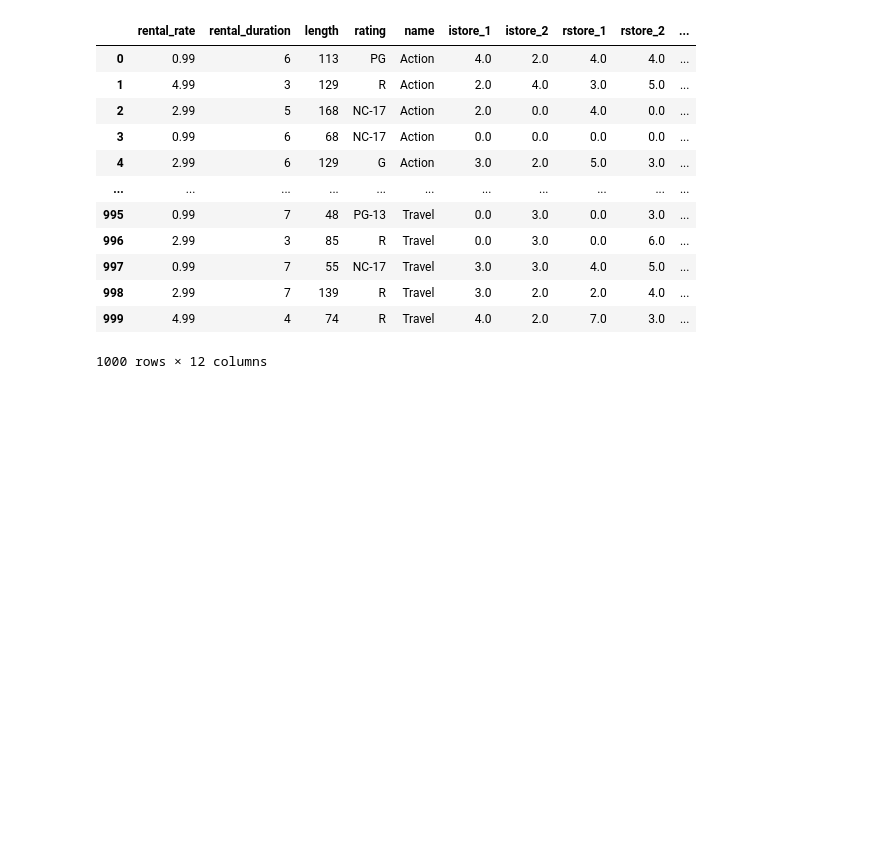
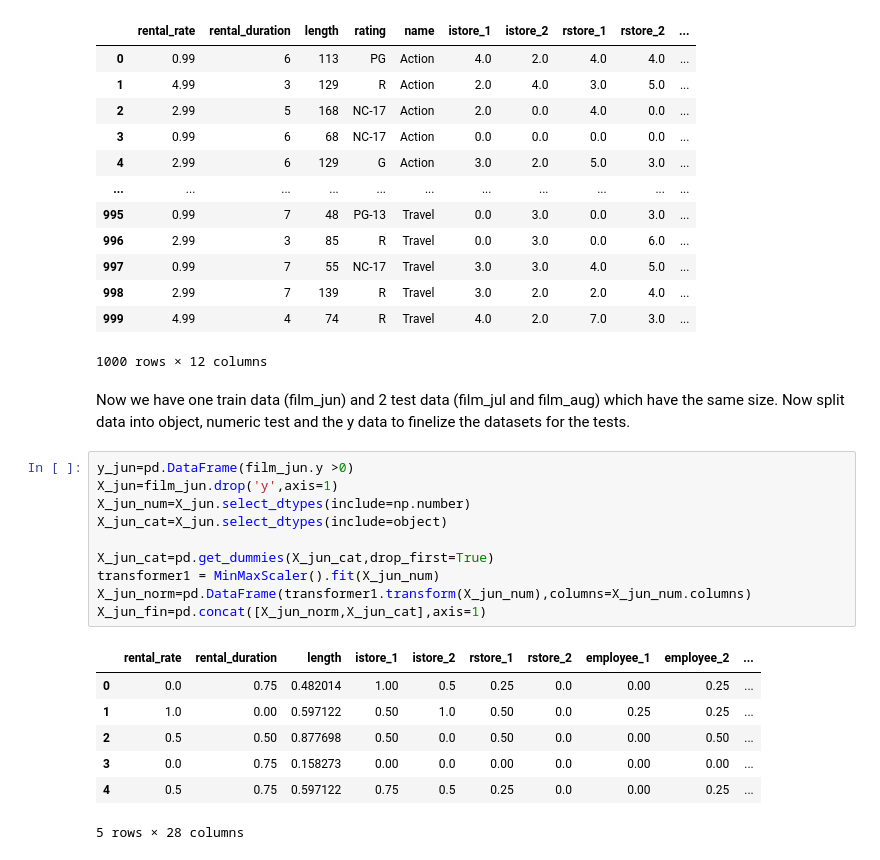
Before and after one commit to DaLahrmann/lab-predictions-logistic-regression, a Jupyter notebook: Sakila_python.ipynb, the cells around one changed output. Drawn from its saved outputs; the diff is of its cells as text; blank space fills up the shorter version.

Commit message:
Task finished with a model, which get a score of 1 for august

```diff
--- a/Sakila_python.ipynb
+++ b/Sakila_python.ipynb
@@ -569,3 +567,24 @@ display(film_aug)
 | 998 | 2.99 | 7 | 139 | R | Travel | 3.0 | 2.0 | 2.0 | 4.0 | ... |
 | 999 | 4.99 | 4 | 74 | R | Travel | 4.0 | 2.0 | 7.0 | 3.0 | ... |
 1000 rows × 12 columns
+# %% [markdown]
+Now we have one train data (film_jun) and 2 test data (film_jul and film_aug) which have the same size.
+Now split data into object, numeric test and the y data to finelize the datasets for the tests.
+# %%
+y_jun=pd.DataFrame(film_jun.y >0)
+X_jun=film_jun.drop('y',axis=1)
+X_jun_num=X_jun.select_dtypes(include=np.number)
+X_jun_cat=X_jun.select_dtypes(include=object)
+
+X_jun_cat=pd.get_dummies(X_jun_cat,drop_first=True)
+transformer1 = MinMaxScaler().fit(X_jun_num)
+X_jun_norm=pd.DataFrame(transformer1.transform(X_jun_num),columns=X_jun_num.columns)
+X_jun_fin=pd.concat([X_jun_norm,X_jun_cat],axis=1)
+# %% [output]
+|  | rental_rate | rental_duration | length | istore_1 | istore_2 | rstore_1 | rstore_2 | employee_1 | employee_2 | ... |
+| 0 | 0.0 | 0.75 | 0.482014 | 1.00 | 0.5 | 0.25 | 0.0 | 0.00 | 0.25 | ... |
+| 1 | 1.0 | 0.00 | 0.597122 | 0.50 | 1.0 | 0.50 | 0.0 | 0.25 | 0.25 | ... |
+| 2 | 0.5 | 0.50 | 0.877698 | 0.50 | 0.0 | 0.50 | 0.0 | 0.00 | 0.50 | ... |
+| 3 | 0.0 | 0.75 | 0.158273 | 0.00 | 0.0 | 0.00 | 0.0 | 0.00 | 0.00 | ... |
+| 4 | 0.5 | 0.75 | 0.597122 | 0.75 | 0.5 | 0.25 | 0.0 | 0.00 | 0.25 | ... |
+5 rows × 28 columns
```
Also changed, not shown: parts of 12 cells of this notebook.
